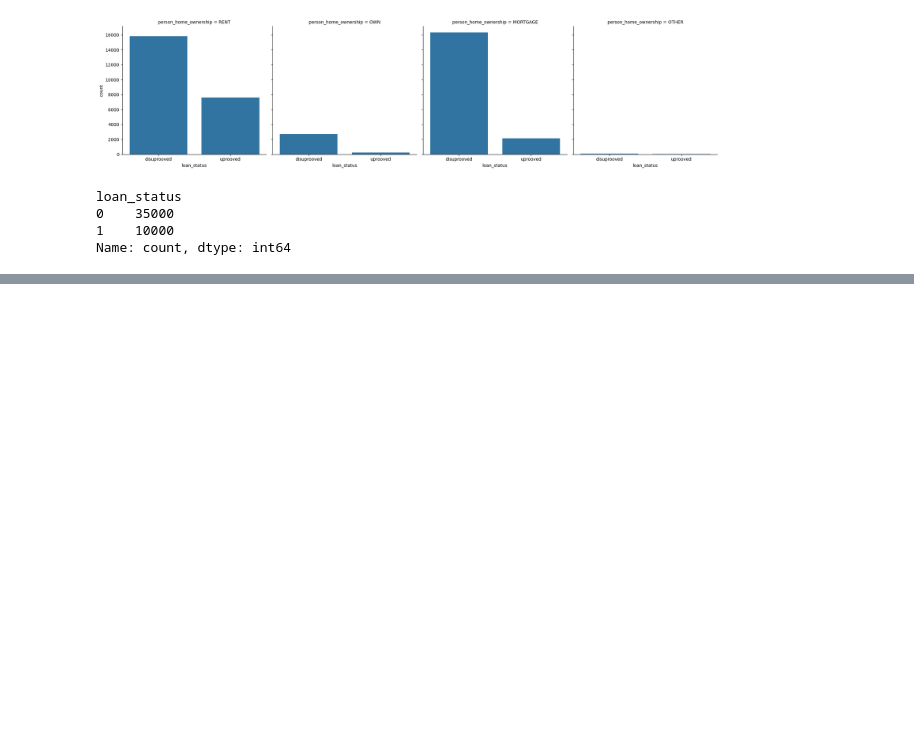
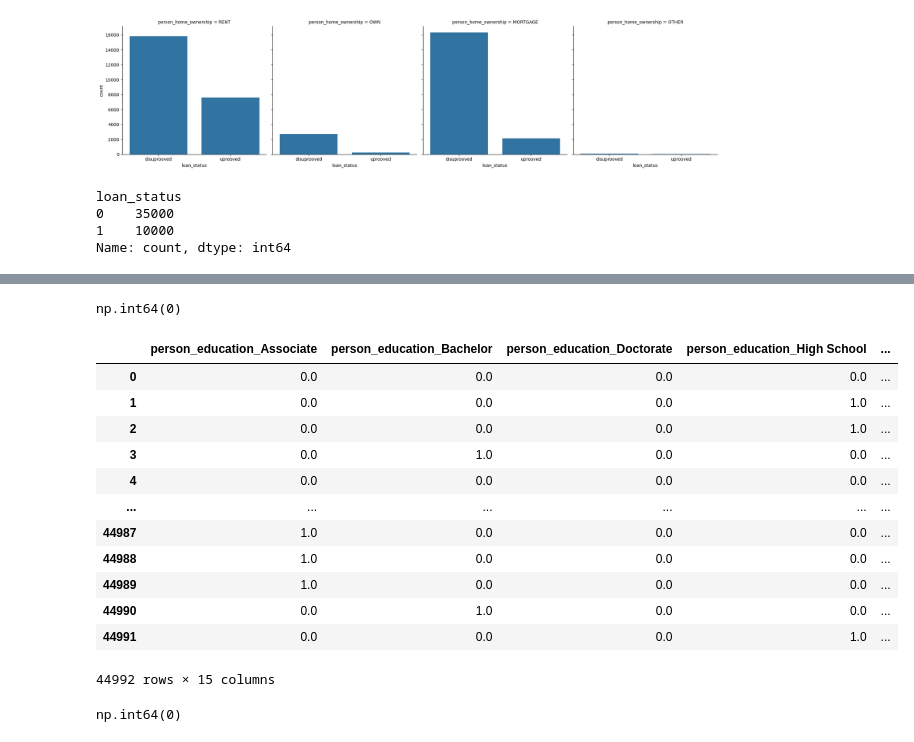
Before and after one commit to trudova/PYtorch_projects_all_inOne, a Jupyter notebook: Proj1_loan_aprooval/exploar_data.ipynb, the cells around one changed output, grey strips where cells are left out. Drawn from its saved outputs; the diff is of its cells as text; code cells hidden in the pictures; blank space fills up the shorter version.

```diff
--- a/Proj1_loan_aprooval/exploar_data.ipynb
+++ b/Proj1_loan_aprooval/exploar_data.ipynb
@@ -76,0 +121,8 @@ plt.xticks([0,1], labels=['disuprooved', 'uprooved']);
+# %%
+
+df['previous_loan_defaults_on_file'] = (
+    df['previous_loan_defaults_on_file']
+    .astype(str)
+    .map({'Yes': 1, 'No': 0})
+)
+df['previous_loan_defaults_on_file']
@@ -76,0 +142,4 @@ plt.xticks([0,1], labels=['disuprooved', 'uprooved']);
+# %%
+df.isna().any(axis=1).sum()
+# %% [output]
+np.int64(0)
@@ -76,0 +150,24 @@ plt.xticks([0,1], labels=['disuprooved', 'uprooved']);
+# %%
+encoder = OneHotEncoder()
+transformed_data_arr = encoder.fit_transform(df[['person_education','person_home_ownership','loan_intent' ]])
+transformed_data_df = pd.DataFrame(transformed_data_arr.toarray(), columns=encoder.get_feature_names_out())
+transformed_data_df[transformed_data_df.isna().any(axis=1)]
+transformed_data_df
+# %% [output]
+|  | person_education_Associate | person_education_Bachelor | person_education_Doctorate | person_education_High School | ... |
+| 0 | 0.0 | 0.0 | 0.0 | 0.0 | ... |
+| 1 | 0.0 | 0.0 | 0.0 | 1.0 | ... |
+| 2 | 0.0 | 0.0 | 0.0 | 1.0 | ... |
+| 3 | 0.0 | 1.0 | 0.0 | 0.0 | ... |
+| 4 | 0.0 | 0.0 | 0.0 | 0.0 | ... |
+| ... | ... | ... | ... | ... | ... |
+| 44987 | 1.0 | 0.0 | 0.0 | 0.0 | ... |
+| 44988 | 1.0 | 0.0 | 0.0 | 0.0 | ... |
+| 44989 | 1.0 | 0.0 | 0.0 | 0.0 | ... |
+| 44990 | 0.0 | 1.0 | 0.0 | 0.0 | ... |
+| 44991 | 0.0 | 0.0 | 0.0 | 1.0 | ... |
+44992 rows × 15 columns
+# %%
+transformed_data_df.isna().any(axis=1).sum()
+# %% [output]
+np.int64(0)
```
Also changed, not shown: parts of 23 cells of this notebook, 2 other files.
